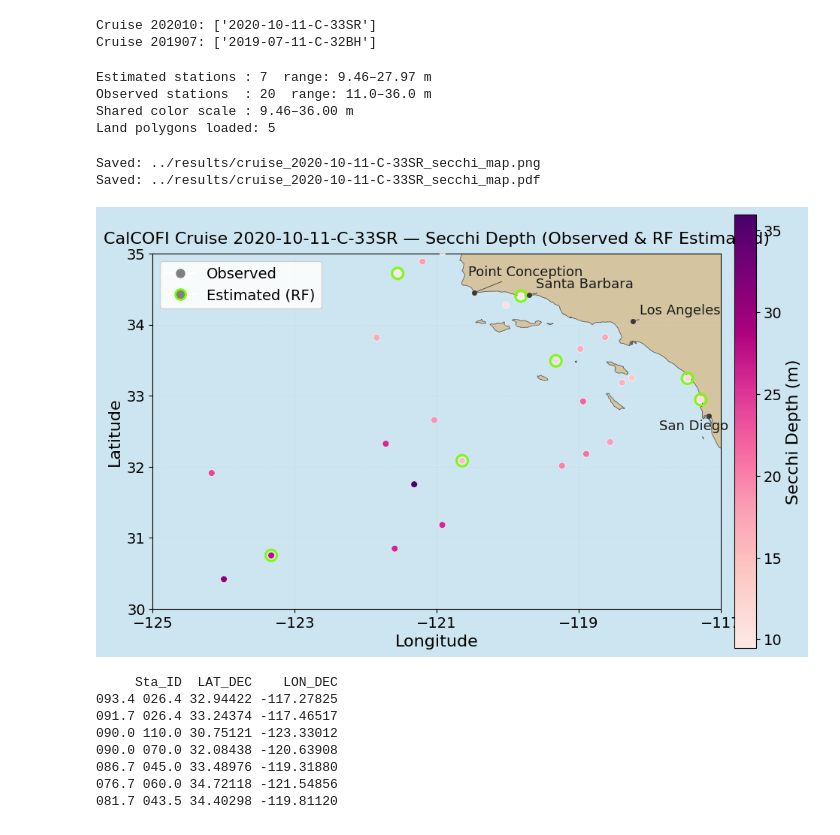
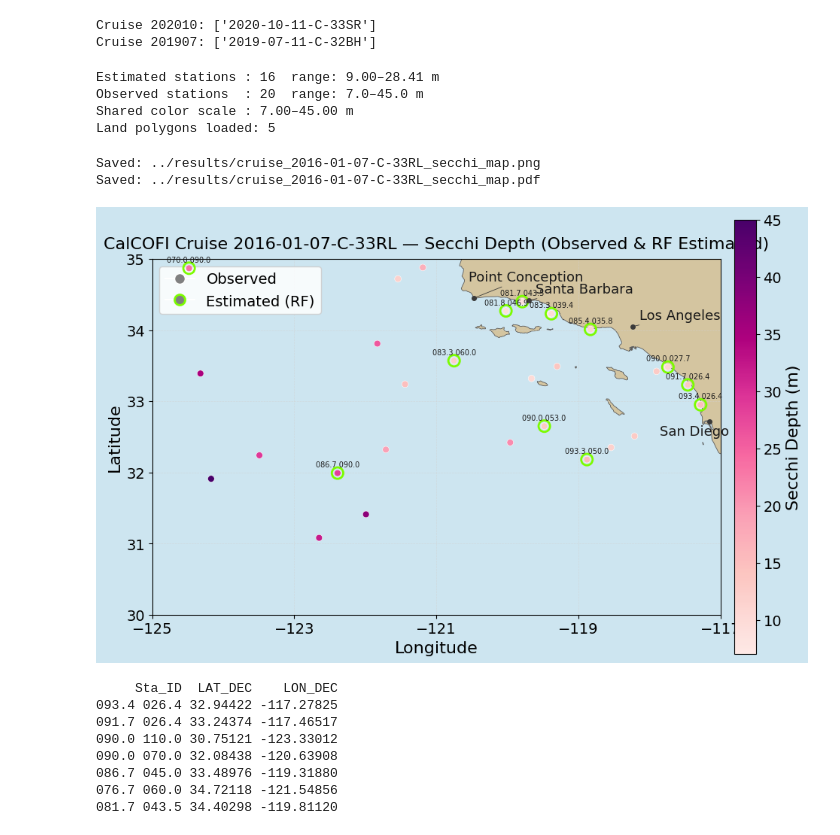
Before and after one commit to LucasC212/Scripps-Light-Attenuation-Capstone-Project, a Jupyter notebook: scripts/daylight_visualization.ipynb, the cells around one changed output. Saved outputs shown, nothing was run; the diff lists cells and outputs as text; code cells hidden in the pictures.

Commit message:
predicted vs observed visuals

```diff
--- a/scripts/daylight_visualization.ipynb
+++ b/scripts/daylight_visualization.ipynb
@@ -98,7 +89,7 @@ import matplotlib.pyplot as plt
 import matplotlib.colors as mcolors
 import numpy as np
 
-CRUISE_ID = '2020-10-11-C-33SR'
+CRUISE_ID = '2016-01-07-C-33RL' # winter 2016 cruise with 16 estimated casts
 
 # Estimated Secchi (RF predictions — daylight stations)
 cruise = (
@@ -129,9 +120,9 @@ land = gpd.read_file('../Data/NaturalEarth/ne_10m_land.shp')
 land_ca = land.cx[-126:-116, 28:37]
 print(f"Land polygons loaded: {len(land_ca)}")
 # %% [output]
-Estimated stations : 7  range: 9.46–27.97 m
-Observed stations  : 20  range: 11.0–36.0 m
-Shared color scale : 9.46–36.00 m
+Estimated stations : 16  range: 9.00–28.41 m
+Observed stations  : 20  range: 7.0–45.0 m
+Shared color scale : 7.00–45.00 m
 Land polygons loaded: 5
 # %%
 OCEAN   = '#cde5f0'
@@ -152,7 +143,7 @@ ax.set_facecolor(OCEAN)
 # Basemap
 land_ca.plot(ax=ax, color=LAND, edgecolor=EDGE, linewidth=0.6)
 
-# Observed Secchi points (df2) — plain colored markers
+# Observed Secchi points (df2) — plain colored markers, no labels
 ax.scatter(
     observed['LON_DEC'], observed['LAT_DEC'],
     c=observed['Secchi'],
@@ -160,7 +151,7 @@ ax.scatter(
     s=40, edgecolors='white', linewidths=0.4, zorder=5
 )
 
-# Estimated Secchi points (RF predictions) — colored markers + light green ring to distinguish
+# Estimated Secchi points (RF predictions) — colored markers + light green ring + Sta_ID labels
 sc = ax.scatter(
     cruise['LON_DEC'], cruise['LAT_DEC'],
     c=cruise['Predicted_Secchi_RF'],
@@ -172,6 +163,10 @@ ax.scatter(
     facecolors='none', edgecolors='#7CFC00', linewidths=2.0,
     s=120, zorder=7
 )
+for _, row in cruise.iterrows():
+    ax.annotate(str(row['Sta_ID']), xy=(row['LON_DEC'], row['LAT_DEC']),
+                xytext=(0, 6), textcoords='offset points',
+                fontsize=7, ha='center', color='#1a1a1a', zorder=9)
 
 # Colorbar
 cbar = fig.colorbar(sc, ax=ax, orientation='vertical', pad=0.02, shrink=0.75)
@@ -200,39 +195,39 @@ for name, lat, lon, (dx, dy) in landmarks:
     ax.annotate(
         name, xy=(lon, lat), xytext=(lon + dx, lat + dy),
         fontsize=13, color='#1a1a1a',
         arrowprops=dict(arrowstyle='-', color='#3a3a3a', lw=0.6),
         zorder=9
     )
 
 # Extent, labels, title
 ax.set_xlim(*LON_EXT)
 ax.set_ylim(*LAT_EXT)
 ax.set_xlabel('Longitude', fontsize=16)
 ax.set_ylabel('Latitude', fontsize=16)
 ax.set_title(
-    'CalCOFI Cruise 2020-10-11-C-33SR — Secchi Depth (Observed & RF Estimated)',
+    'CalCOFI Cruise 2016-01-07-C-33RL — Secchi Depth (Observed & RF Estimated)',
     fontsize=16, pad=10
 )
 
 # Light gridlines
 ax.set_xticks(np.arange(-125, -116, 2))
 ax.set_yticks(np.arange(30, 36, 1))
 ax.grid(True, color='lightgray', linestyle='--', linewidth=0.5, alpha=0.6)
 ax.tick_params(labelsize=14)
 
 plt.tight_layout()
 
-out_png = '../results/cruise_2020-10-11-C-33SR_secchi_map.png'
-out_pdf = '../results/cruise_2020-10-11-C-33SR_secchi_map.pdf'
+out_png = '../results/cruise_2016-01-07-C-33RL_secchi_map.png'
+out_pdf = '../results/cruise_2016-01-07-C-33RL_secchi_map.pdf'
 fig.savefig(out_png, dpi=300, bbox_inches='tight')
 fig.savefig(out_pdf, bbox_inches='tight')
 print(f"Saved: {out_png}")
 print(f"Saved: {out_pdf}")
 plt.show()
 # %% [output]
-Saved: ../results/cruise_2020-10-11-C-33SR_secchi_map.png
-Saved: ../results/cruise_2020-10-11-C-33SR_secchi_map.pdf
+Saved: ../results/cruise_2016-01-07-C-33RL_secchi_map.png
+Saved: ../results/cruise_2016-01-07-C-33RL_secchi_map.pdf
-[figure, old version]
+[figure, new version]
 # %%
 print(cruise[['Sta_ID', 'LAT_DEC', 'LON_DEC']].to_string(index=False))
 # %% [output]
```
Also changed, not shown: parts of 3 cells of this notebook, 6 other files.
